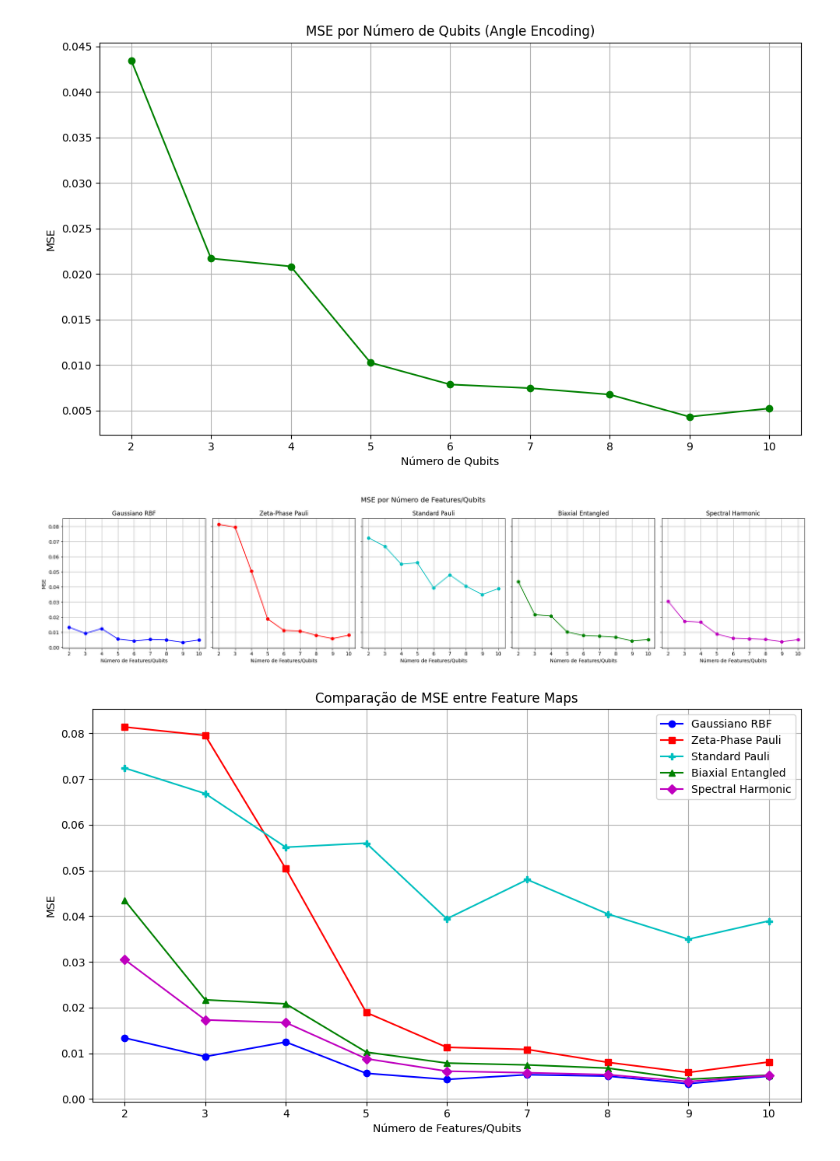
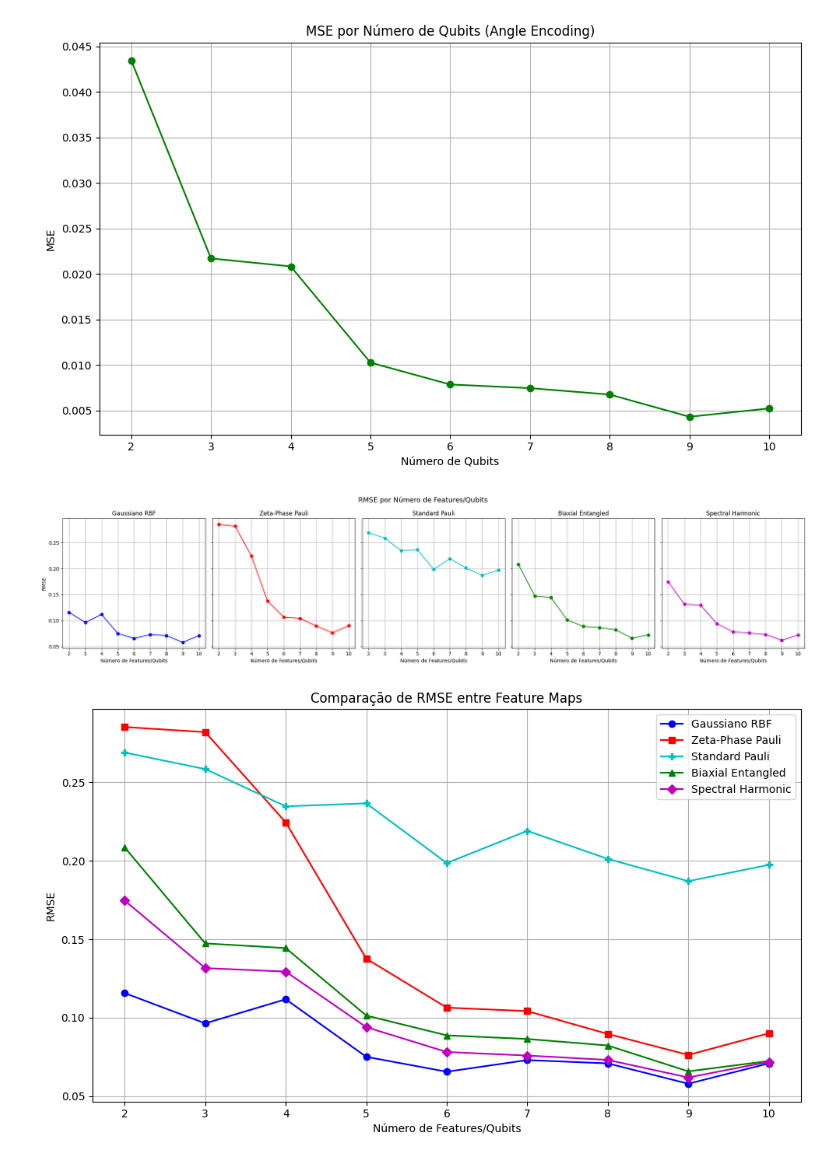
Before and after one commit to gddeazevedo/rgpe, a Jupyter notebook: notebooks/experiment_15_v3.ipynb, the cells around one changed output. Saved outputs shown, nothing was run; the diff lists cells and outputs as text; code cells hidden in the pictures.

```diff
--- a/notebooks/experiment_15_v3.ipynb
+++ b/notebooks/experiment_15_v3.ipynb
@@ -658,60 +658,60 @@ def plot_combined_results():
 
     fig, axes = plt.subplots(1, 5, figsize=(22, 5), sharey=True)
 
-    axes[0].plot(classical_df["Features"], classical_df["MSE"], 'b-o')
+    axes[0].plot(classical_df["Features"], classical_df["RMSE"], 'b-o')
     axes[0].set_title("Gaussiano RBF")
     axes[0].set_xlabel("Número de Features/Qubits")
-    axes[0].set_ylabel("MSE")
+    axes[0].set_ylabel("RMSE")
     axes[0].set_xticks(range(2, 11))
     axes[0].grid(True)
 
-    axes[1].plot(pauli_df["N Features"], pauli_df["MSE"], 'r-o')
+    axes[1].plot(pauli_df["N Features"], pauli_df["RMSE"], 'r-o')
     axes[1].set_title("Zeta-Phase Pauli")
     axes[1].set_xlabel("Número de Features/Qubits")
     axes[1].set_xticks(range(2, 11))
     axes[1].grid(True)
 
-    axes[2].plot(pauli_default_df["N Features"], pauli_default_df["MSE"], 'c-o')
+    axes[2].plot(pauli_default_df["N Features"], pauli_default_df["RMSE"], 'c-o')
     axes[2].set_title("Standard Pauli")
     axes[2].set_xlabel("Número de Features/Qubits")
     axes[2].set_xticks(range(2, 11))
     axes[2].grid(True)
 
-    axes[3].plot(simple_df["n_qubits"], simple_df["mse"], 'g-o')
+    axes[3].plot(simple_df["n_qubits"], simple_df["RMSE"], 'g-o')
     axes[3].set_title("Biaxial Entangled")
     axes[3].set_xlabel("Número de Features/Qubits")
     axes[3].set_xticks(range(2, 11))
     axes[3].grid(True)
 
-    axes[4].plot(fourier_df["n_qubits"], fourier_df["mse"], 'm-o')
+    axes[4].plot(fourier_df["n_qubits"], fourier_df["RMSE"], 'm-o')
     axes[4].set_title("Spectral Harmonic")
     axes[4].set_xlabel("Número de Features/Qubits")
     axes[4].set_xticks(range(2, 11))
     axes[4].grid(True)
 
-    fig.suptitle("MSE por Número de Features/Qubits", fontsize=14)
+    fig.suptitle("RMSE por Número de Features/Qubits", fontsize=14)
     plt.tight_layout()
     plt.savefig("../results/experiment_15_v3/combined_results_subplots.png", dpi=160, bbox_inches='tight')
     plt.show()
 
     plt.figure(figsize=(10, 6))
-    plt.plot(classical_df["Features"], classical_df["MSE"], 'b-o', label="Gaussiano RBF")
-    plt.plot(pauli_df["N Features"], pauli_df["MSE"], 'r-s', label="Zeta-Phase Pauli")
-    plt.plot(pauli_default_df["N Features"], pauli_default_df["MSE"], 'c-P', label="Standard Pauli")
-    plt.plot(simple_df["n_qubits"], simple_df["mse"], 'g-^', label="Biaxial Entangled")
-    plt.plot(fourier_df["n_qubits"], fourier_df["mse"], 'm-D', label="Spectral Harmonic")
+    plt.plot(classical_df["Features"], classical_df["RMSE"], 'b-o', label="Gaussiano RBF")
+    plt.plot(pauli_df["N Features"], pauli_df["RMSE"], 'r-s', label="Zeta-Phase Pauli")
+    plt.plot(pauli_default_df["N Features"], pauli_default_df["RMSE"], 'c-P', label="Standard Pauli")
+    plt.plot(simple_df["n_qubits"], simple_df["RMSE"], 'g-^', label="Biaxial Entangled")
+    plt.plot(fourier_df["n_qubits"], fourier_df["RMSE"], 'm-D', label="Spectral Harmonic")
     plt.xlabel("Número de Features/Qubits")
-    plt.ylabel("MSE")
-    plt.title("Comparação de MSE entre Feature Maps")
+    plt.ylabel("RMSE")
+    plt.title("Comparação de RMSE entre Feature Maps")
     plt.xticks(range(2, 11))
     plt.legend()
     plt.grid(True)
     plt.tight_layout()
     plt.savefig("../results/experiment_15_v3/combined_results.png", dpi=160, bbox_inches='tight')
     plt.show()
 
 
 plot_combined_results()
 # %% [output]
-[figure, old version]
+[figure, new version]
-[figure, old version]
+[figure, new version]
```
Also changed, not shown: 4 other files.
